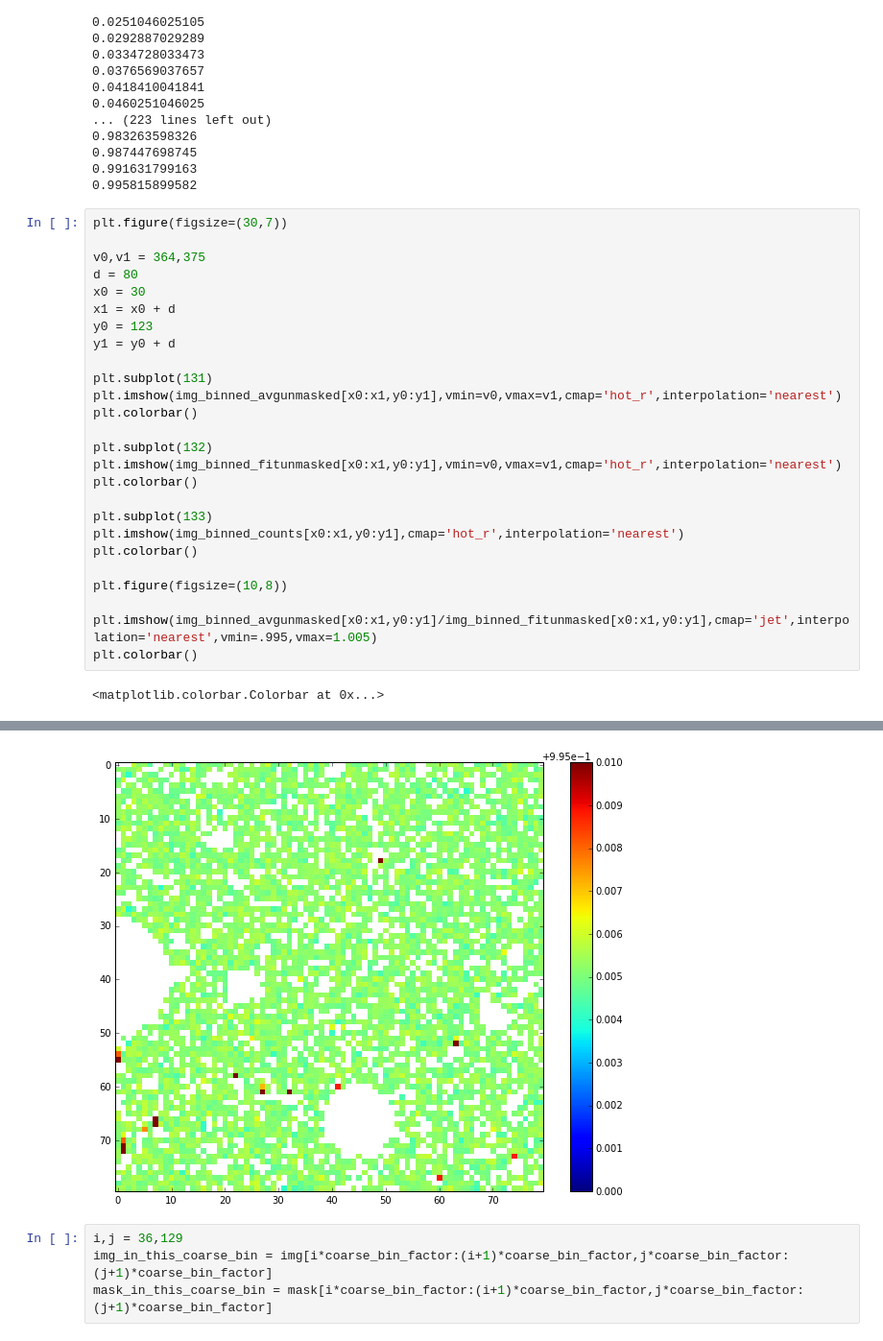
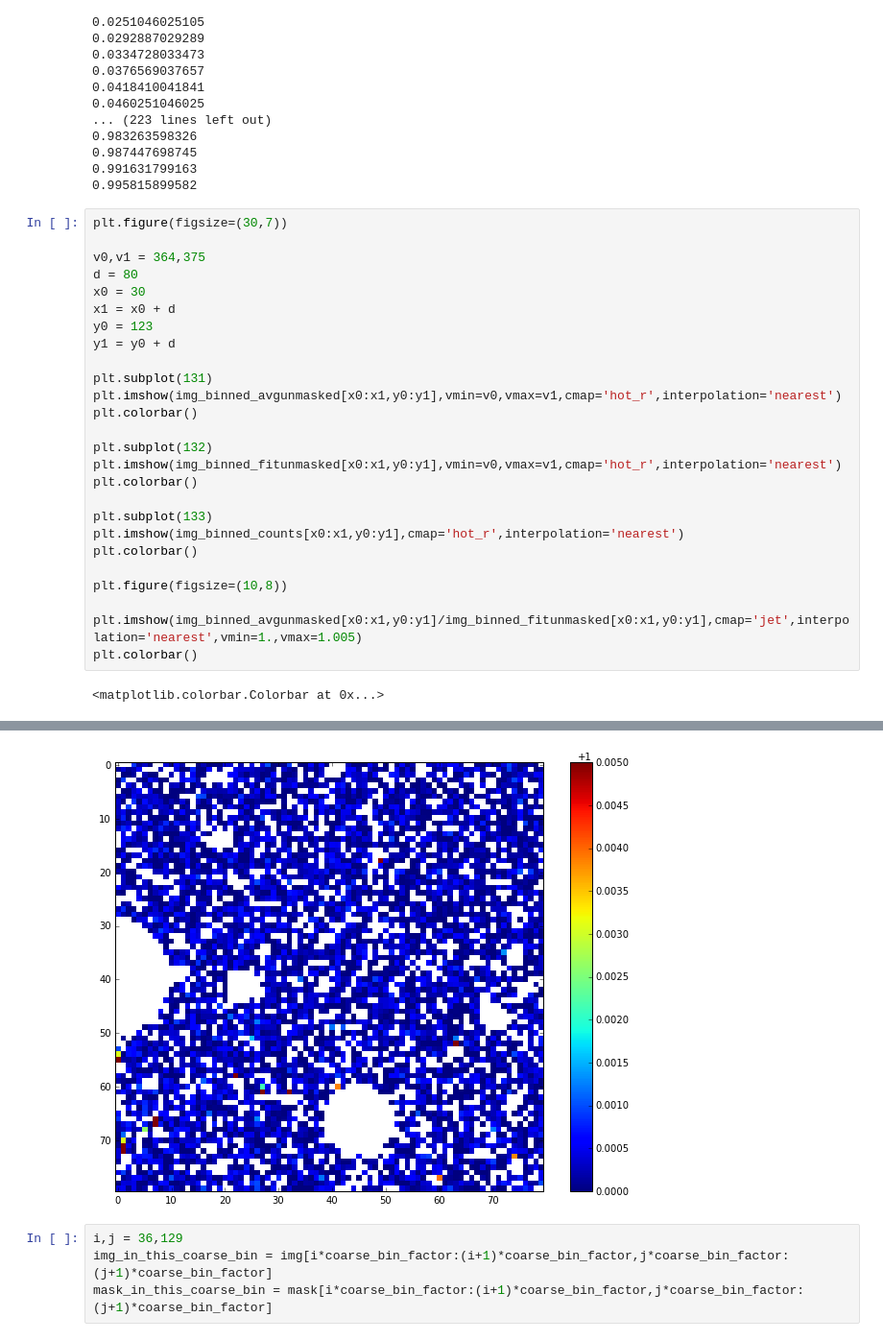
Before and after one commit to abrahamneben/21cmIRxcor, a Jupyter notebook: better_fg_masking_with_opt_pspec/test_brightness_dependent_masking.ipynb, the cells around one changed output, grey strips where cells are left out. Shown at 96% size. Drawn from its saved outputs; the diff is of its cells as text.

```diff
--- a/better_fg_masking_with_opt_pspec/test_brightness_dependent_masking.ipynb
+++ b/better_fg_masking_with_opt_pspec/test_brightness_dependent_masking.ipynb
@@ -210,33 +216,33 @@ for i in range(n_coarse):
 # %%
 plt.figure(figsize=(30,7))
 
 v0,v1 = 364,375
 d = 80
 x0 = 30
 x1 = x0 + d
 y0 = 123
 y1 = y0 + d
 
 plt.subplot(131)
 plt.imshow(img_binned_avgunmasked[x0:x1,y0:y1],vmin=v0,vmax=v1,cmap='hot_r',interpolation='nearest')
 plt.colorbar()
 
 plt.subplot(132)
 plt.imshow(img_binned_fitunmasked[x0:x1,y0:y1],vmin=v0,vmax=v1,cmap='hot_r',interpolation='nearest')
 plt.colorbar()
 
 plt.subplot(133)
 plt.imshow(img_binned_counts[x0:x1,y0:y1],cmap='hot_r',interpolation='nearest')
 plt.colorbar()
 
 plt.figure(figsize=(10,8))
 
-plt.imshow(img_binned_avgunmasked[x0:x1,y0:y1]/img_binned_fitunmasked[x0:x1,y0:y1],cmap='jet',interpolation='nearest',vmin=.995,vmax=1.005)
+plt.imshow(img_binned_avgunmasked[x0:x1,y0:y1]/img_binned_fitunmasked[x0:x1,y0:y1],cmap='jet',interpolation='nearest',vmin=1.,vmax=1.005)
 plt.colorbar()
 # %% [output]
 <matplotlib.colorbar.Colorbar at 0x...>
 [figure]
-[figure, old version]
+[figure, new version]
 # %%
 i,j = 36,129
 img_in_this_coarse_bin = img[i*coarse_bin_factor:(i+1)*coarse_bin_factor,j*coarse_bin_factor:(j+1)*coarse_bin_factor]
```
Also changed, not shown: parts of 6 cells of this notebook, 1 other file.
